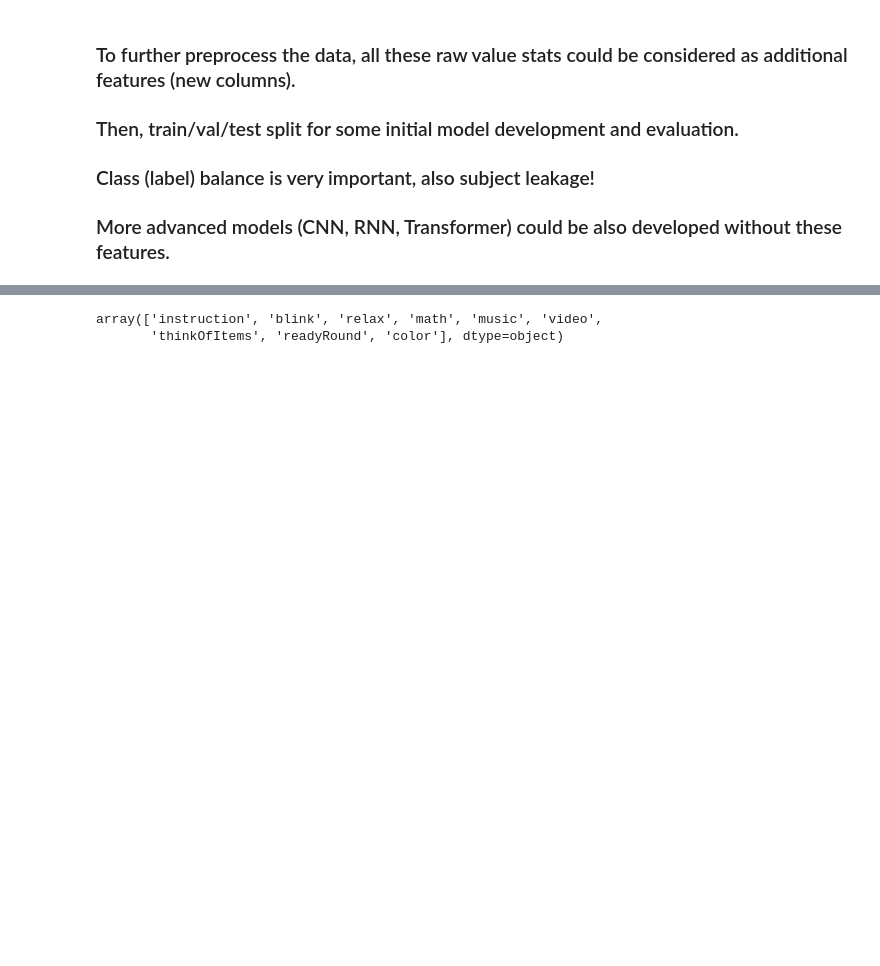
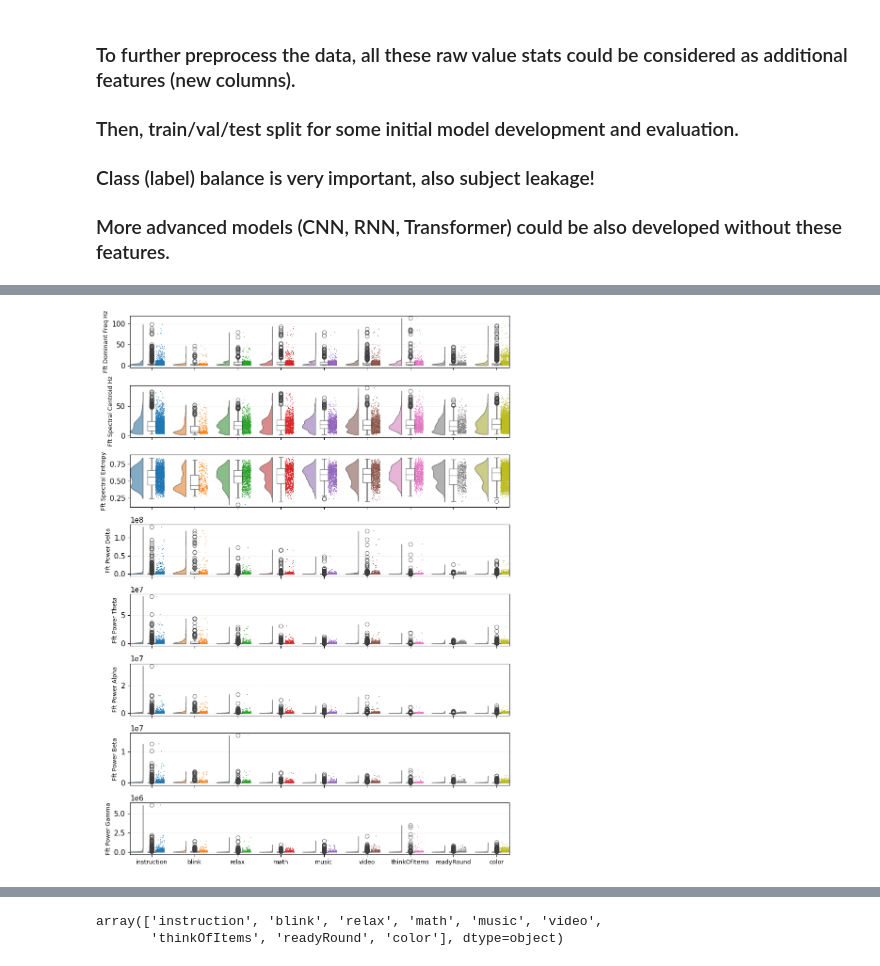
Before and after one commit to parhamkebria/EEG, a Jupyter notebook: EEG_Power_MLP.ipynb, the cells around one changed output, grey strips where cells are left out. Cells and saved outputs as stored; diff of their text form; code cells hidden in the pictures; blank space fills up the shorter version.

```diff
--- a/EEG_Power_MLP.ipynb
+++ b/EEG_Power_MLP.ipynb
@@ -597,0 +548,4 @@ plot_raw_stats_distribution()
+# %%
+plot_distribution(data=eeg_data, ncols=1, collection='FFT')
+# %% [output]
+[figure, added]
```
Also changed, not shown: parts of 8 cells of this notebook.
